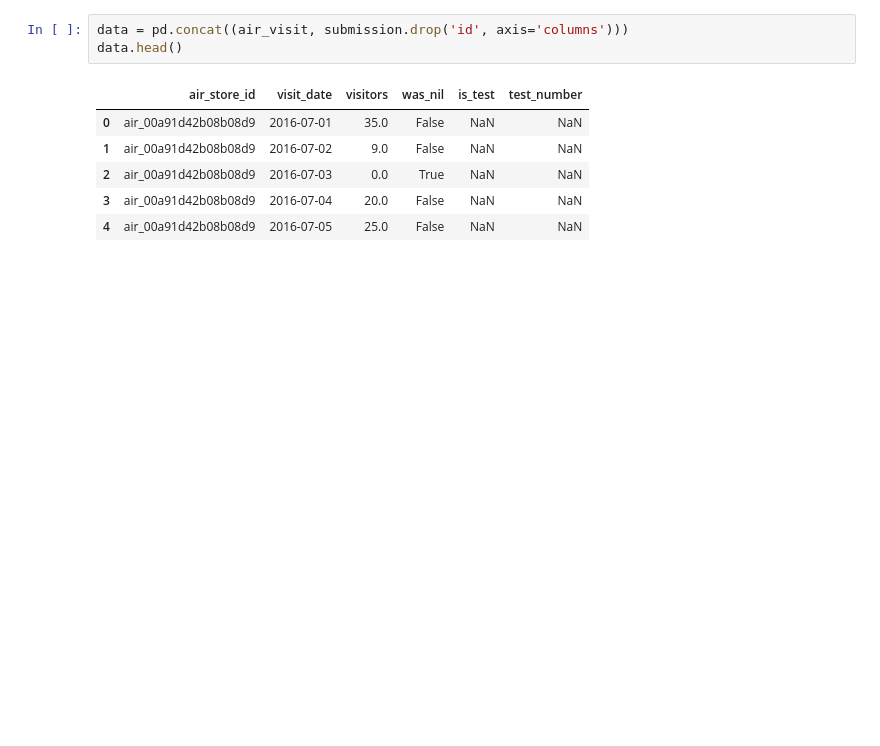
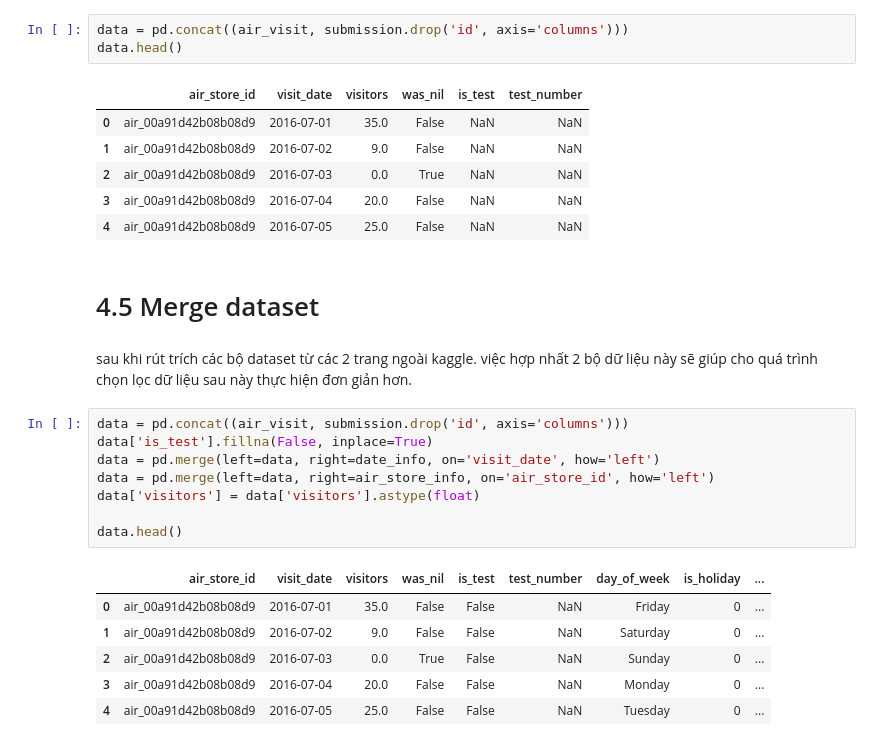
Before and after one commit to pdthuc/Project-Applied_Data_Science, a Jupyter notebook: Group12_Notebook.ipynb, the cells around one changed output. Saved outputs shown, nothing was run; the diff lists cells and outputs as text; blank space fills up the shorter version.

```diff
--- a/Group12_Notebook.ipynb
+++ b/Group12_Notebook.ipynb
@@ -180,3 +178,22 @@ data.head()
 | 2 | air_00a91d42b08b08d9 | 2016-07-03 | 0.0 | True | NaN | NaN |
 | 3 | air_00a91d42b08b08d9 | 2016-07-04 | 20.0 | False | NaN | NaN |
 | 4 | air_00a91d42b08b08d9 | 2016-07-05 | 25.0 | False | NaN | NaN |
+# %% [markdown]
+# 4.5 Merge dataset
+# %% [markdown]
+sau khi rút trích các bộ dataset từ các 2 trang ngoài kaggle. việc hợp nhất 2 bộ dữ liệu này sẽ giúp cho quá trình chọn lọc dữ liệu sau này thực hiện đơn giản hơn.
+# %%
+data = pd.concat((air_visit, submission.drop('id', axis='columns')))
+data['is_test'].fillna(False, inplace=True)
+data = pd.merge(left=data, right=date_info, on='visit_date', how='left')
+data = pd.merge(left=data, right=air_store_info, on='air_store_id', how='left')
+data['visitors'] = data['visitors'].astype(float)
+
+data.head()
+# %% [output]
+|  | air_store_id | visit_date | visitors | was_nil | is_test | test_number | day_of_week | is_holiday | ... |
+| 0 | air_00a91d42b08b08d9 | 2016-07-01 | 35.0 | False | False | NaN | Friday | 0 | ... |
+| 1 | air_00a91d42b08b08d9 | 2016-07-02 | 9.0 | False | False | NaN | Saturday | 0 | ... |
+| 2 | air_00a91d42b08b08d9 | 2016-07-03 | 0.0 | True | False | NaN | Sunday | 0 | ... |
+| 3 | air_00a91d42b08b08d9 | 2016-07-04 | 20.0 | False | False | NaN | Monday | 0 | ... |
+| 4 | air_00a91d42b08b08d9 | 2016-07-05 | 25.0 | False | False | NaN | Tuesday | 0 | ... |
```
Also changed, not shown: parts of 4 cells of this notebook.
